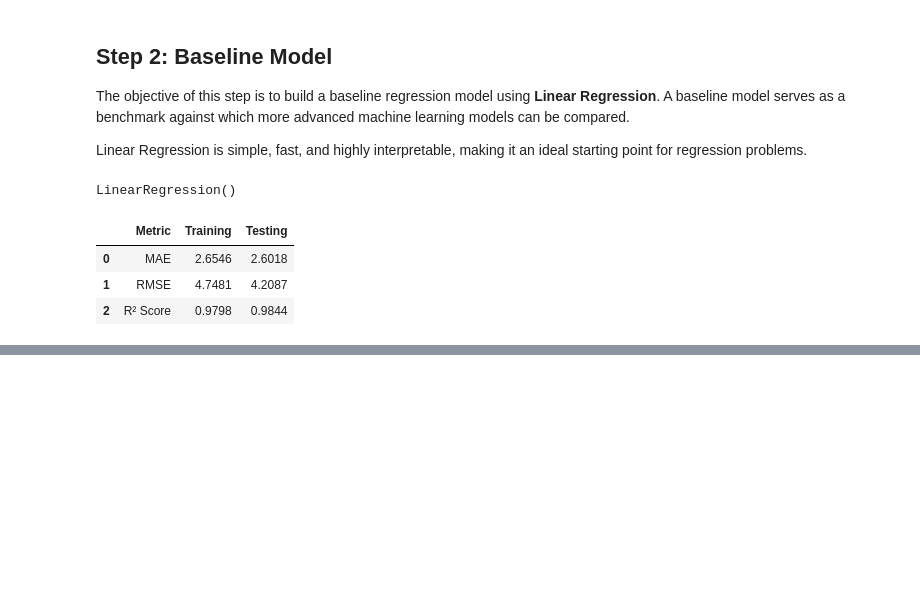
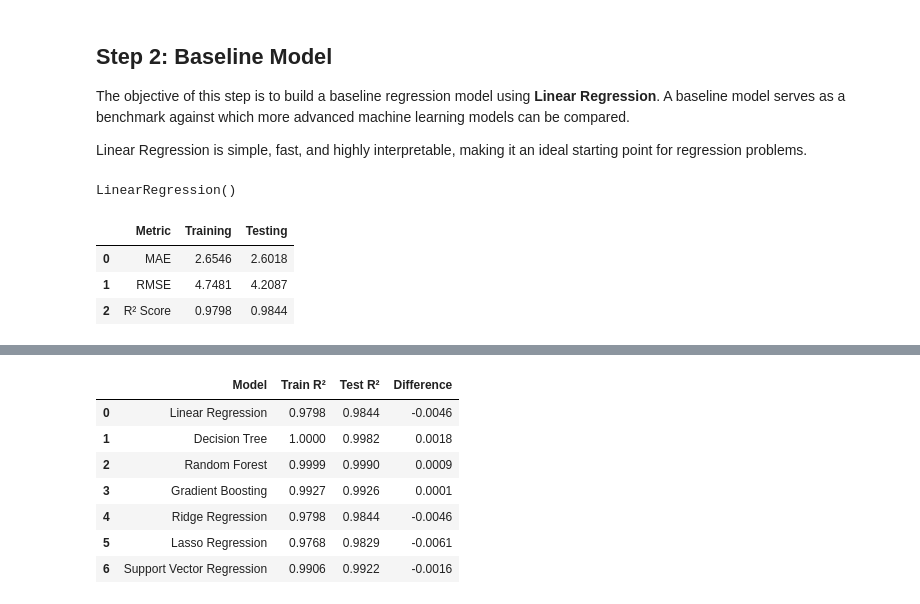
Before and after one commit to saichetanreddy07/Steel-Industry-Energy-Consumption, a Jupyter notebook: notebooks/Sprint_2.ipynb, the cells around one changed output, grey strips where cells are left out. Saved outputs shown, nothing was run; the diff lists cells and outputs as text; code cells hidden in the pictures; blank space fills up the shorter version.

```diff
--- a/notebooks/Sprint_2.ipynb
+++ b/notebooks/Sprint_2.ipynb
@@ -164,0 +373,23 @@ display(linear_regression_results)
+# %%
+#Overfitting Analysis
+overfitting_analysis = pd.DataFrame({
+    "Model": model_comparison["Model"],
+    "Train R²": model_comparison["Train R²"],
+    "Test R²": model_comparison["Test R²"]
+})
+
+overfitting_analysis["Difference"] = (
+    overfitting_analysis["Train R²"] -
+    overfitting_analysis["Test R²"]
+).round(4)
+
+display(overfitting_analysis)
+# %% [output]
+|  | Model | Train R² | Test R² | Difference |
+| 0 | Linear Regression | 0.9798 | 0.9844 | -0.0046 |
+| 1 | Decision Tree | 1.0000 | 0.9982 | 0.0018 |
+| 2 | Random Forest | 0.9999 | 0.9990 | 0.0009 |
+| 3 | Gradient Boosting | 0.9927 | 0.9926 | 0.0001 |
+| 4 | Ridge Regression | 0.9798 | 0.9844 | -0.0046 |
+| 5 | Lasso Regression | 0.9768 | 0.9829 | -0.0061 |
+| 6 | Support Vector Regression | 0.9906 | 0.9922 | -0.0016 |
```
Also changed, not shown: parts of 22 cells of this notebook.
